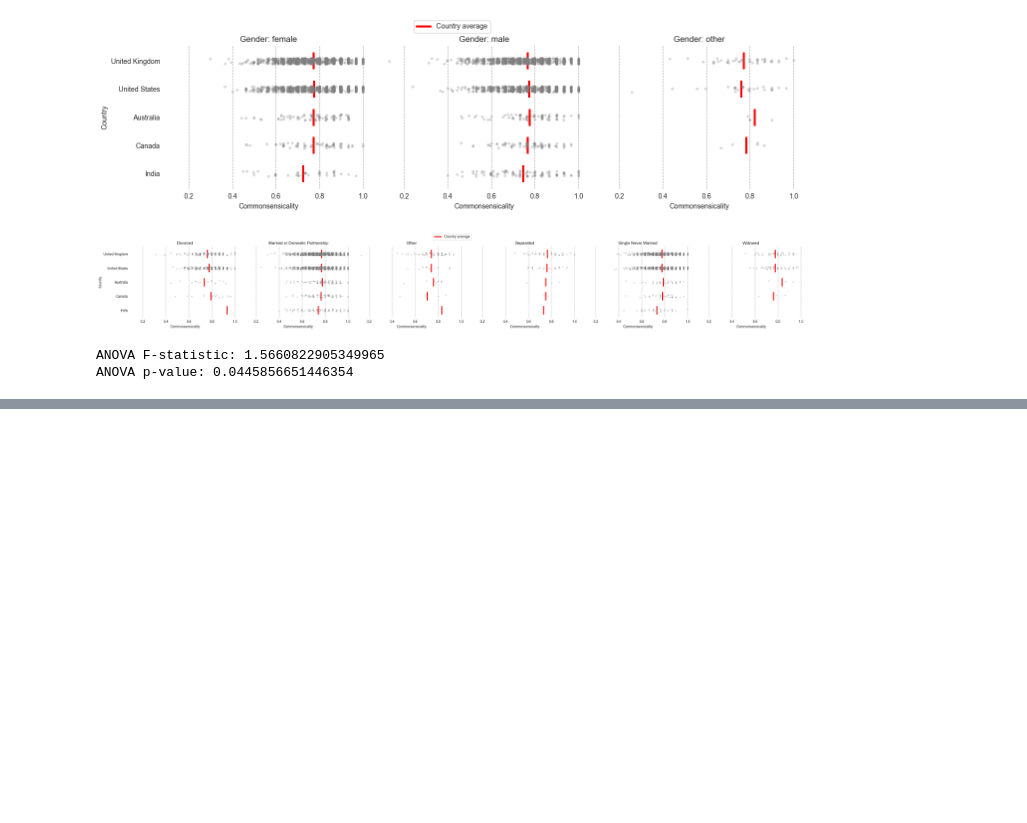
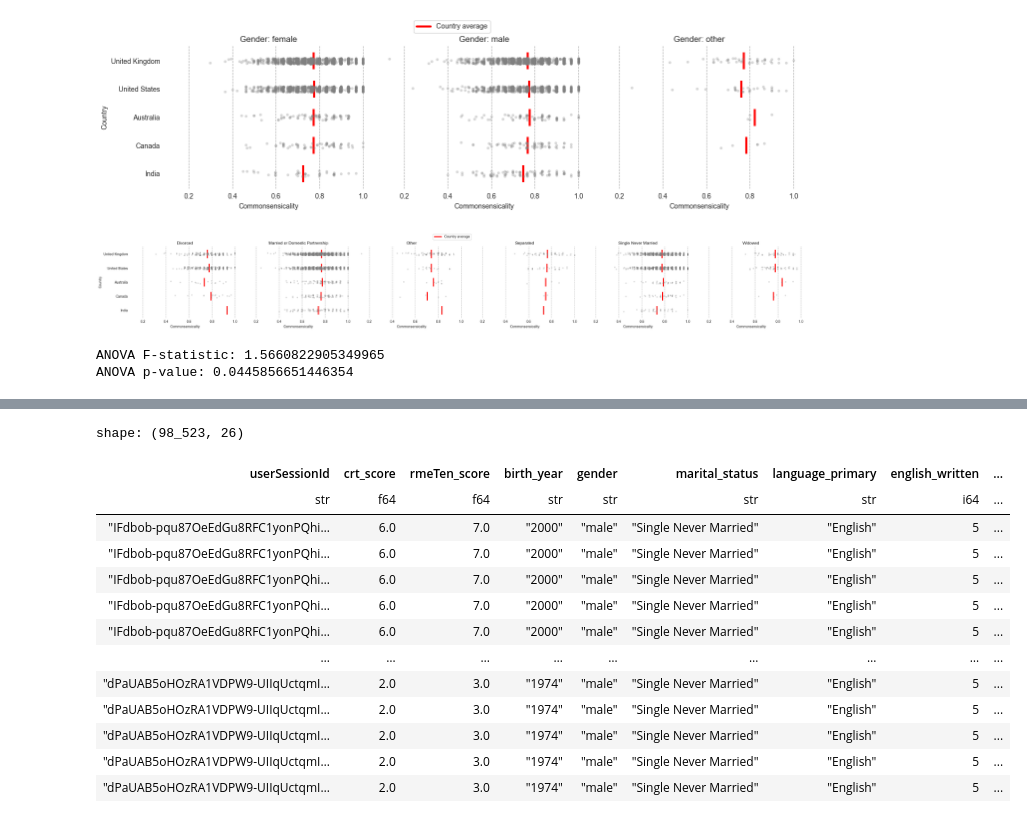
Before and after one commit to Watts-Lab/commonsense-data, a Jupyter notebook: .scripts/dashboard.ipynb, the cells around one changed output, grey strips where cells are left out. Saved outputs shown, nothing was run; the diff lists cells and outputs as text; code cells hidden in the pictures; blank space fills up the shorter version.

```diff
--- a/.scripts/dashboard.ipynb
+++ b/.scripts/dashboard.ipynb
@@ -1825,0 +1855,21 @@ Minimum group size: 516
+# %%
+group_commonsensicality_df = (
+    indiviudal_df_with_null_dropped[df_commonsense_country_info_columns]
+    .join(
+        df_answers[df_answers_columns],
+        left_on="userSessionId",
+        right_on="sessionId",
+        how="left",
+    )
+    .join(
+        statement_commonsensicality_with_properties[df_statements_columns],
+        left_on="statementId",
+        right_on="statementId",
+        how="left",
+    )
+)
+
+print(
+    f"Number of rows in group_commonsensicality_df: {len(group_commonsensicality_df)}"
+)
+group_commonsensicality_df.head(3)
@@ -1826 +1990,18 @@ Minimum group size: 516
+# %%
+group_commonsensicality_df
+# %% [output]
+shape: (98_523, 26)
+| userSessionId | crt_score | rmeTen_score | birth_year | gender | marital_status | language_primary | english_written | ... |
+| str | f64 | f64 | str | str | str | str | i64 | ... |
+| "IFdbob-pqu87OeEdGu8RFC1yonPQhi… | 6.0 | 7.0 | "2000" | "male" | "Single Never Married" | "English" | 5 | ... |
+| "IFdbob-pqu87OeEdGu8RFC1yonPQhi… | 6.0 | 7.0 | "2000" | "male" | "Single Never Married" | "English" | 5 | ... |
+| "IFdbob-pqu87OeEdGu8RFC1yonPQhi… | 6.0 | 7.0 | "2000" | "male" | "Single Never Married" | "English" | 5 | ... |
+| "IFdbob-pqu87OeEdGu8RFC1yonPQhi… | 6.0 | 7.0 | "2000" | "male" | "Single Never Married" | "English" | 5 | ... |
+| "IFdbob-pqu87OeEdGu8RFC1yonPQhi… | 6.0 | 7.0 | "2000" | "male" | "Single Never Married" | "English" | 5 | ... |
+| … | … | … | … | … | … | … | … | ... |
+| "dPaUAB5oHOzRA1VDPW9-UIIqUctqmI… | 2.0 | 3.0 | "1974" | "male" | "Single Never Married" | "English" | 5 | ... |
+| "dPaUAB5oHOzRA1VDPW9-UIIqUctqmI… | 2.0 | 3.0 | "1974" | "male" | "Single Never Married" | "English" | 5 | ... |
+| "dPaUAB5oHOzRA1VDPW9-UIIqUctqmI… | 2.0 | 3.0 | "1974" | "male" | "Single Never Married" | "English" | 5 | ... |
+| "dPaUAB5oHOzRA1VDPW9-UIIqUctqmI… | 2.0 | 3.0 | "1974" | "male" | "Single Never Married" | "English" | 5 | ... |
+| "dPaUAB5oHOzRA1VDPW9-UIIqUctqmI… | 2.0 | 3.0 | "1974" | "male" | "Single Never Married" | "English" | 5 | ... |
 # %%
```
Also changed, not shown: parts of 35 cells of this notebook.
